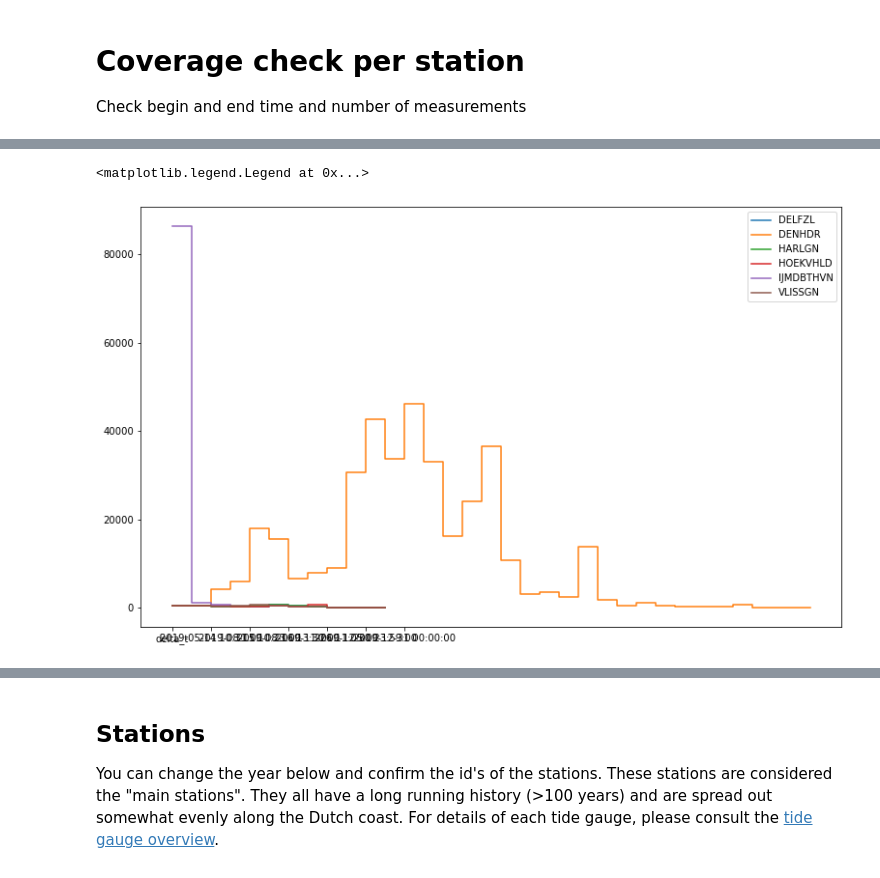
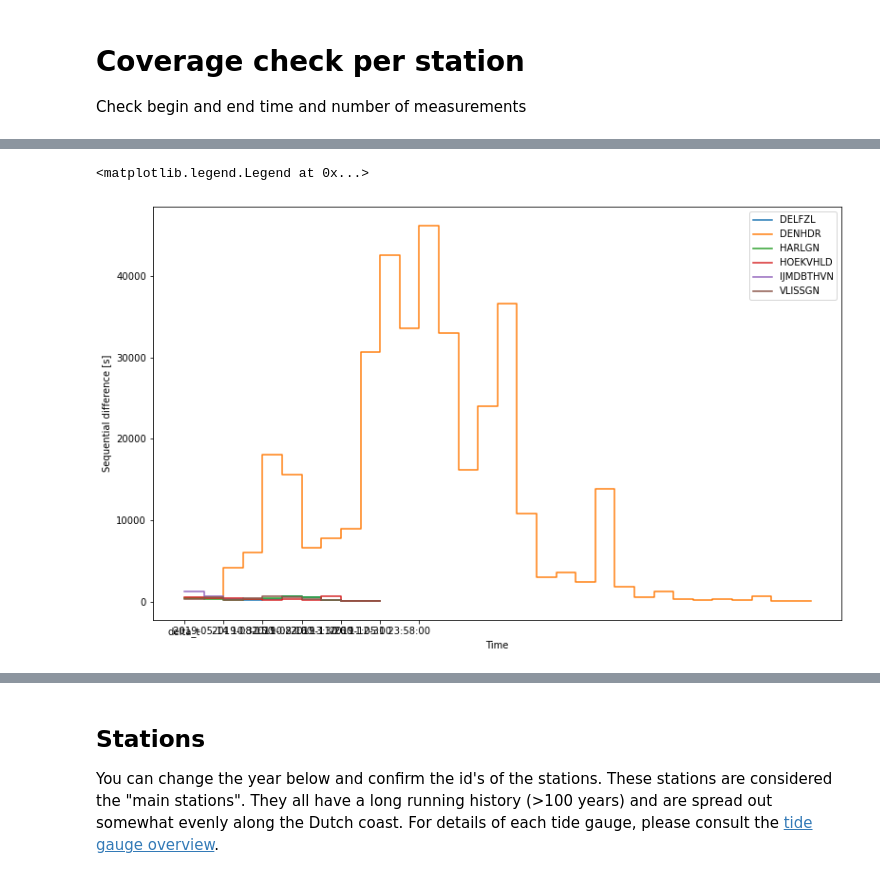
Before and after one commit to openearth/sealevel, a Jupyter notebook: notebooks/validation/current year validation.ipynb, the cells around one changed output, grey strips where cells are left out. Drawn from its saved outputs; the diff is of its cells as text; code cells hidden in the pictures.

```diff
--- a/notebooks/validation/current year validation.ipynb
+++ b/notebooks/validation/current year validation.ipynb
@@ -214,0 +216,10 @@ VLISSGN
+# %%
+# checks that we have controlled or uncontrolled data before removing the duplicates.
+# To do: Put something better than assert, since it gave an error without message.
+for station in ids:
+    print(station, all_measurements[station].shape)
+    #assert set(all_measurements[station][ 'WaarnemingMetadata.StatuswaardeLijst'])==  {'Ongecontroleerd', 'Gecontroleerd'}
+    dup_df = all_measurements[station].drop_duplicates(subset=['t', 'Naam'], keep= 'first')
+    all_measurements[station] = dup_df
+    print(station, all_measurements[station].shape)
+    #print(d1.shape[0])
@@ -214,0 +239,6 @@ VLISSGN
+# %%
+# Drop missing dates or missing water levels
+for station in ids:
+    print(station, all_measurements[station].shape )
+    all_measurements[station] = all_measurements[station].dropna(how= 'any', subset= ['t', 'Meetwaarde.Waarde_Numeriek'])
+    print(station, all_measurements[station].shape )
@@ -253,3 +293,11 @@ station VLISSGN
+# %%
+# Remove last observation
+for station in ids:
+    all_measurements[station]= all_measurements[station].iloc[0:-1, :]
+
+all_df = pd.concat(all_measurements) # concat on dictionary
+# group per station
+grouped = all_df.groupby('station')
 # %%
 # check if there are gaps of more than 1200 seconds
 for station, group_df in grouped:
@@ -257,8 +305,9 @@ for station, group_df in grouped:
     gaps, = np.where(diff_t > 1200)
     for i, gap in enumerate(gaps):
         #print(station, group_df.iloc[gap], gap) # original line
-        print(station, gap, group_df['t'][gap])
-        if i > 10:
-            print('10 gaps reported, stopping')
+        #print(station, gap, group_df['t'][gap])
+        print(station, gap, group_df.iloc[gap].t, diff_t[gap])
+        if i > 100:
+            print('100 gaps reported, stopping')
             break
 # %% [output]
@@ -280,25 +331,27 @@ IJMDBTHVN 104833 2018-12-31 00:00:00
 # %%
-# TODO: cleanup this visualization (only show changes in delta_t)
+# TODO: cleanup this visualization (only show changes in delta_t) -> Plot Dt vs. Time
 # Time plotting is a bit messy when switching between pandas and numpy
 # Point is: it should be a line, it is not. So we need to resample per station before taking the annual average
 
 fig, ax = plt.subplots(figsize=(13, 8))
 for i, (station, group_df) in enumerate(grouped):
     t = np.asarray(group_df['t'], 'datetime64[s]')
     # compute delta_t per measurement in
     diff_t = np.diff(t) /  np.timedelta64(1, 's')
     series = pd.DataFrame(index=t[:-1], data=dict(delta_t=diff_t))
     first = series.iloc[0]
     last = series.iloc[-1]
     series = series.drop_duplicates(subset='delta_t', keep='last')
     series = pd.concat([first, series, last])
 
     (series.delta_t + (i * 1)).plot(drawstyle="steps", ax=ax)
 
+ax.set_ylabel('Sequential difference [s]')
+ax.set_xlabel('Time')
 ax.legend([x[0] for x in grouped], loc='best')
 # %% [output]
 <matplotlib.legend.Legend at 0x...>
-[figure, old version]
+[figure, new version]
 # %%
 # Compute the means per station and take the means over time
 all_ddl_means = {}
```
Also changed, not shown: parts of 21 cells of this notebook, 1 other file.
